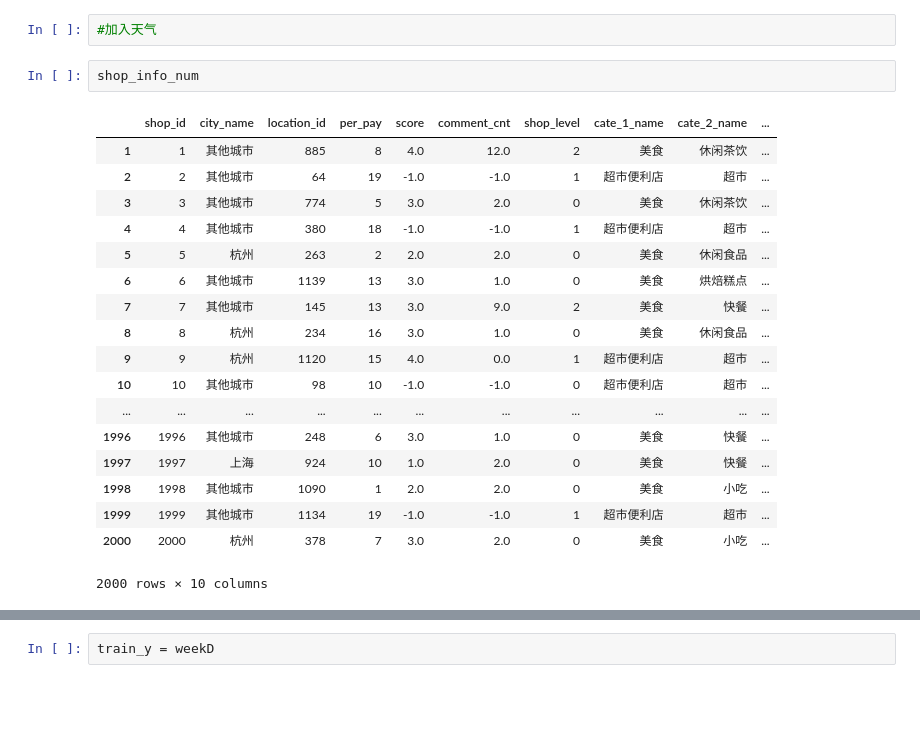
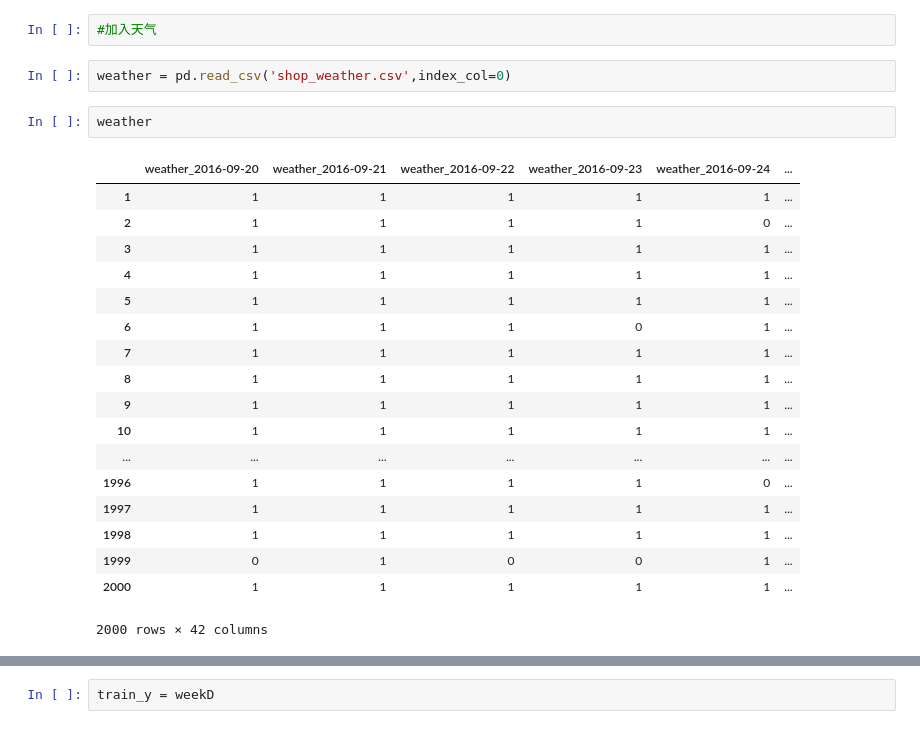
Before and after one commit to wakemeup-xyz/TianChi_IJCAI-17_sales_prediction_code, a Jupyter notebook: regression.ipynb, the cells around one changed output, grey strips where cells are left out. Saved outputs shown, nothing was run; the diff lists cells and outputs as text; blank space fills up the shorter version.

```diff
--- a/regression.ipynb
+++ b/regression.ipynb
@@ -207,24 +239,26 @@ train_x['cos_sim_between_wk_2_3'].replace(np.NaN,0.0,inplace=True)
 train_x['cos_sim_between_wk_1_3'].replace(np.NaN,0.0,inplace=True)
 # %%
 #加入天气
-# %%
-shop_info_num
-# %% [output]
-|  | shop_id | city_name | location_id | per_pay | score | comment_cnt | shop_level | cate_1_name | cate_2_name | ... |
-| 1 | 1 | 其他城市 | 885 | 8 | 4.0 | 12.0 | 2 | 美食 | 休闲茶饮 | ... |
-| 2 | 2 | 其他城市 | 64 | 19 | -1.0 | -1.0 | 1 | 超市便利店 | 超市 | ... |
-| 3 | 3 | 其他城市 | 774 | 5 | 3.0 | 2.0 | 0 | 美食 | 休闲茶饮 | ... |
-| 4 | 4 | 其他城市 | 380 | 18 | -1.0 | -1.0 | 1 | 超市便利店 | 超市 | ... |
-| 5 | 5 | 杭州 | 263 | 2 | 2.0 | 2.0 | 0 | 美食 | 休闲食品 | ... |
-| 6 | 6 | 其他城市 | 1139 | 13 | 3.0 | 1.0 | 0 | 美食 | 烘焙糕点 | ... |
-| 7 | 7 | 其他城市 | 145 | 13 | 3.0 | 9.0 | 2 | 美食 | 快餐 | ... |
-| 8 | 8 | 杭州 | 234 | 16 | 3.0 | 1.0 | 0 | 美食 | 休闲食品 | ... |
-| 9 | 9 | 杭州 | 1120 | 15 | 4.0 | 0.0 | 1 | 超市便利店 | 超市 | ... |
-| 10 | 10 | 其他城市 | 98 | 10 | -1.0 | -1.0 | 0 | 超市便利店 | 超市 | ... |
-| ... | ... | ... | ... | ... | ... | ... | ... | ... | ... | ... |
-| 1996 | 1996 | 其他城市 | 248 | 6 | 3.0 | 1.0 | 0 | 美食 | 快餐 | ... |
-| 1997 | 1997 | 上海 | 924 | 10 | 1.0 | 2.0 | 0 | 美食 | 快餐 | ... |
-| 1998 | 1998 | 其他城市 | 1090 | 1 | 2.0 | 2.0 | 0 | 美食 | 小吃 | ... |
-| 1999 | 1999 | 其他城市 | 1134 | 19 | -1.0 | -1.0 | 1 | 超市便利店 | 超市 | ... |
-| 2000 | 2000 | 杭州 | 378 | 7 | 3.0 | 2.0 | 0 | 美食 | 小吃 | ... |
-2000 rows × 10 columns
+# %%
+weather = pd.read_csv('shop_weather.csv',index_col=0)
+# %%
+weather
+# %% [output]
+|  | weather_2016-09-20 | weather_2016-09-21 | weather_2016-09-22 | weather_2016-09-23 | weather_2016-09-24 | ... |
+| 1 | 1 | 1 | 1 | 1 | 1 | ... |
+| 2 | 1 | 1 | 1 | 1 | 0 | ... |
+| 3 | 1 | 1 | 1 | 1 | 1 | ... |
+| 4 | 1 | 1 | 1 | 1 | 1 | ... |
+| 5 | 1 | 1 | 1 | 1 | 1 | ... |
+| 6 | 1 | 1 | 1 | 0 | 1 | ... |
+| 7 | 1 | 1 | 1 | 1 | 1 | ... |
+| 8 | 1 | 1 | 1 | 1 | 1 | ... |
+| 9 | 1 | 1 | 1 | 1 | 1 | ... |
+| 10 | 1 | 1 | 1 | 1 | 1 | ... |
+| ... | ... | ... | ... | ... | ... | ... |
+| 1996 | 1 | 1 | 1 | 1 | 0 | ... |
+| 1997 | 1 | 1 | 1 | 1 | 1 | ... |
+| 1998 | 1 | 1 | 1 | 1 | 1 | ... |
+| 1999 | 0 | 1 | 0 | 0 | 1 | ... |
+| 2000 | 1 | 1 | 1 | 1 | 1 | ... |
+2000 rows × 42 columns
```
Also changed, not shown: parts of 32 cells of this notebook, 4 other files.
